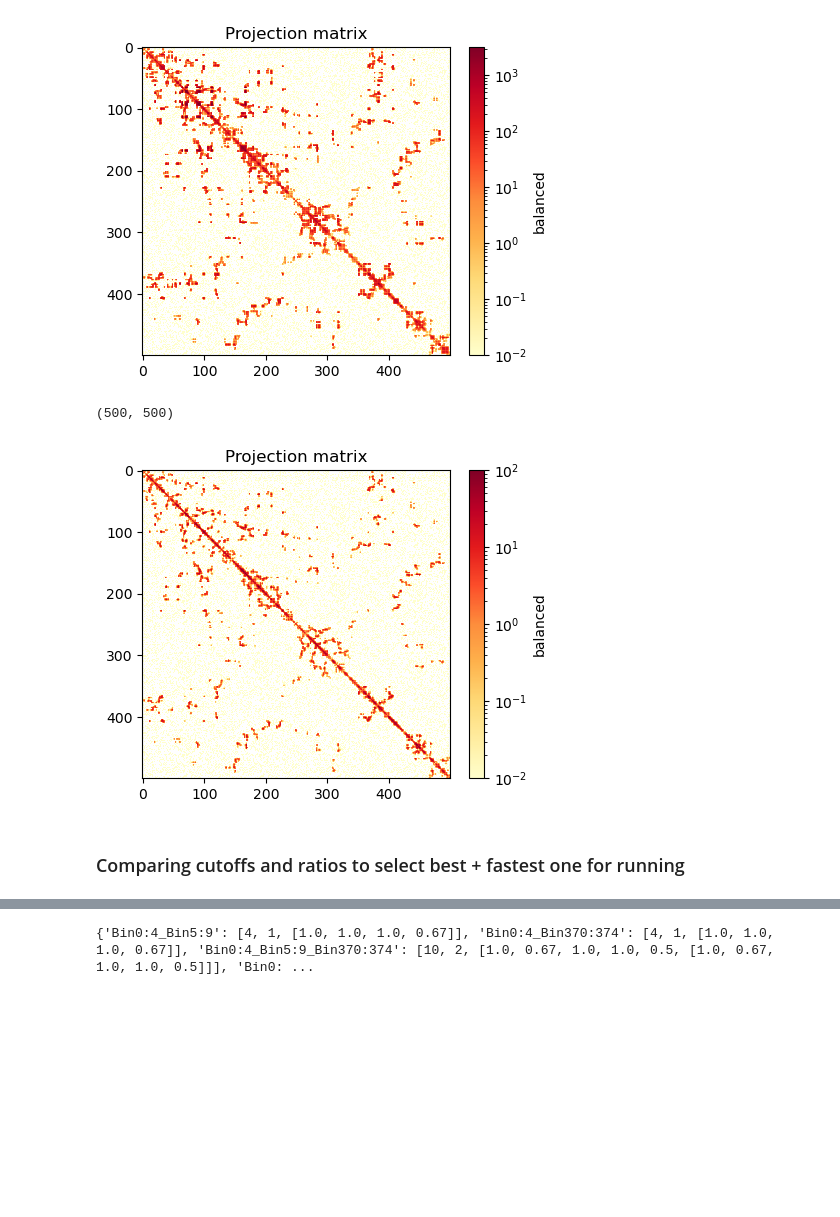
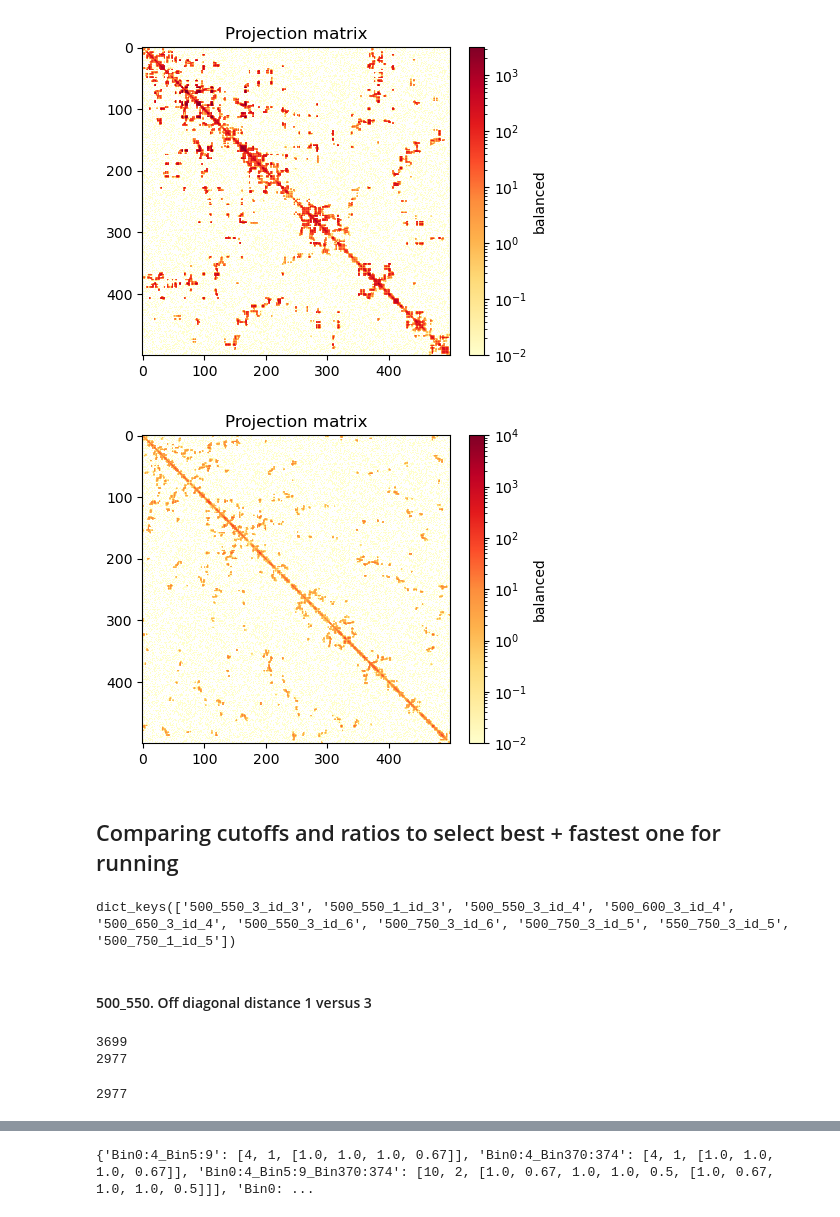
Before and after one commit to noush-joglekar/sporeC_prelim, a Jupyter notebook: scripts/jupyterNB/v1.generate_porec_readCategs_fromChains.ipynb, the cells around one changed output, grey strips where cells are left out. Saved outputs shown, nothing was run; the diff lists cells and outputs as text; code cells hidden in the pictures; blank space fills up the shorter version.

```diff
--- a/scripts/jupyterNB/v1.generate_porec_readCategs_fromChains.ipynb
+++ b/scripts/jupyterNB/v1.generate_porec_readCategs_fromChains.ipynb
@@ -281,21 +289,22 @@ plt.show()
 # %% [output]
 (500, 500)
 [figure]
+# %%
+fileName = '/gpfs/commons/groups/gursoy_lab/ajoglekar/Projects/2023_03_01_multiwayInteractions/2023_03_01_v0_dataGathering/v0_hypergraphSimulations/getMultiwayInteractions_fromBPChains/v2.processChainsOutput_10k_500_sample1/projMats_3_500_550_2.pkl'
+with open(fileName,'rb') as f:
+    pm_dict = pickle.load(f)
 # %%
-print(hic_subset.shape)
-
 import matplotlib.pyplot as plt
 from matplotlib.colors import LogNorm
 plt.figure(figsize=(6, 4))
-im = plt.imshow(pm_dict[0][0.9], cmap="YlOrRd",norm = LogNorm(vmax=10**2, vmin = 0.01)) #
+im = plt.imshow(pm_dict[1], cmap="YlOrRd",norm = LogNorm(vmax=10**4, vmin = 0.01)) #
 plt.colorbar(im, fraction=0.046, pad=0.04, label='balanced');
 plt.title("Projection matrix")
 plt.show()
 # %% [output]
-(500, 500)
-[figure, old version]
+[figure, new version]
 # %% [markdown]
-### Comparing cutoffs and ratios to select best + fastest one for running
+## Comparing cutoffs and ratios to select best + fastest one for running
 # %%
 fileNames = ['binConcatInc_3_500_550_3.pkl','binConcatInc_1_500_550_3.pkl',
              'binConcatInc_3_500_550_4.pkl','binConcatInc_3_500_600_4.pkl','binConcatInc_3_500_650_4.pkl',
@@ -302,0 +327,6 @@ fileNames = ['binConcatInc_3_500_550_3.pkl','binConcatInc_1_500_550_3.pkl',
+# %%
+allDicts.keys()
+# %% [output]
+dict_keys(['500_550_3_id_3', '500_550_1_id_3', '500_550_3_id_4', '500_600_3_id_4', '500_650_3_id_4', '500_550_3_id_6', '500_750_3_id_6', '500_750_3_id_5', '550_750_3_id_5', '500_750_1_id_5'])
+# %% [markdown]
+#### 500_550. Off diagonal distance 1 versus 3
@@ -302,0 +338,8 @@ fileNames = ['binConcatInc_3_500_550_3.pkl','binConcatInc_1_500_550_3.pkl',
+# %%
+print(len(k1))
+print(len(k3))
+len(set(k3).intersection(k1))
+# %% [output]
+3699
+2977
+2977
```
Also changed, not shown: parts of 59 cells of this notebook.
